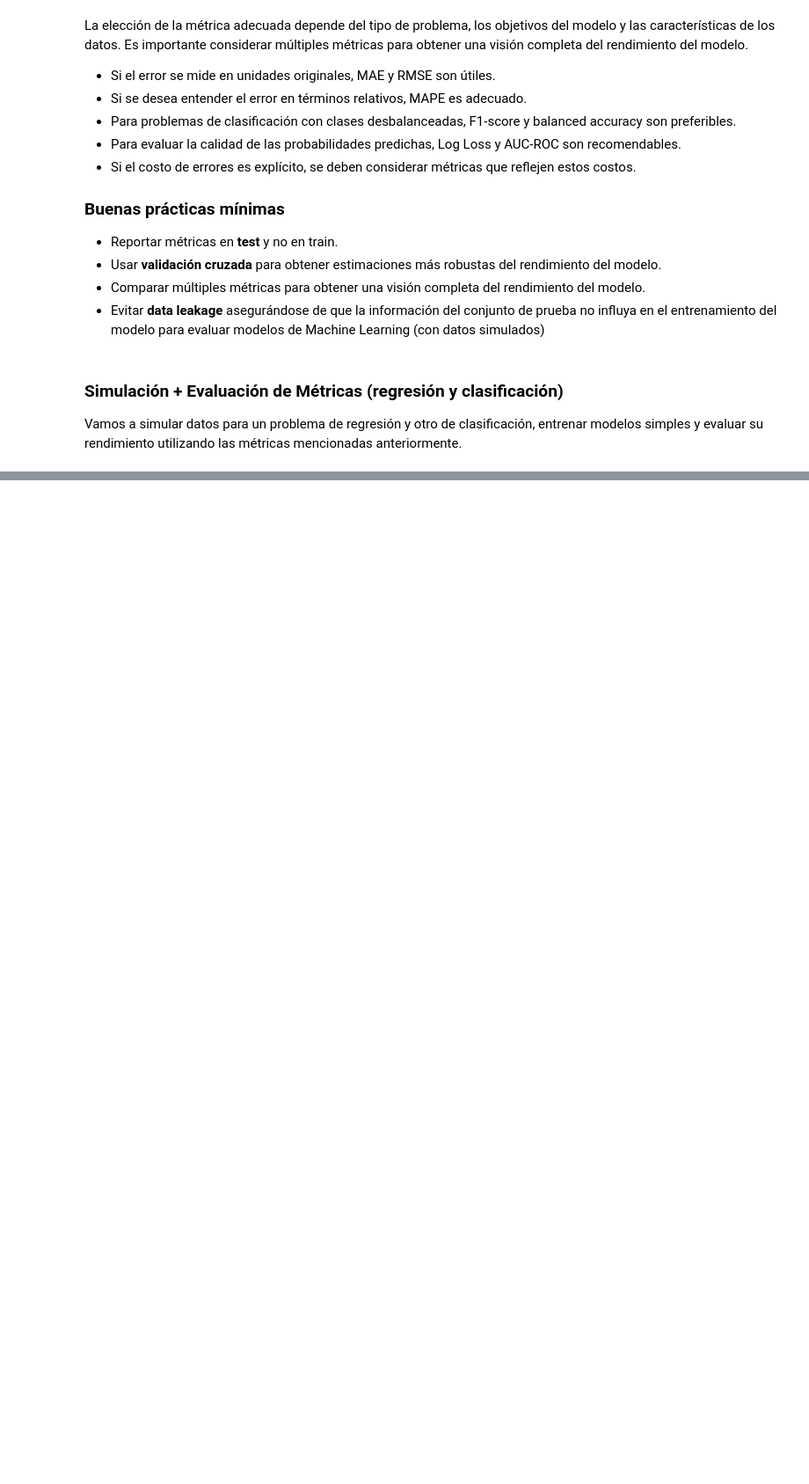
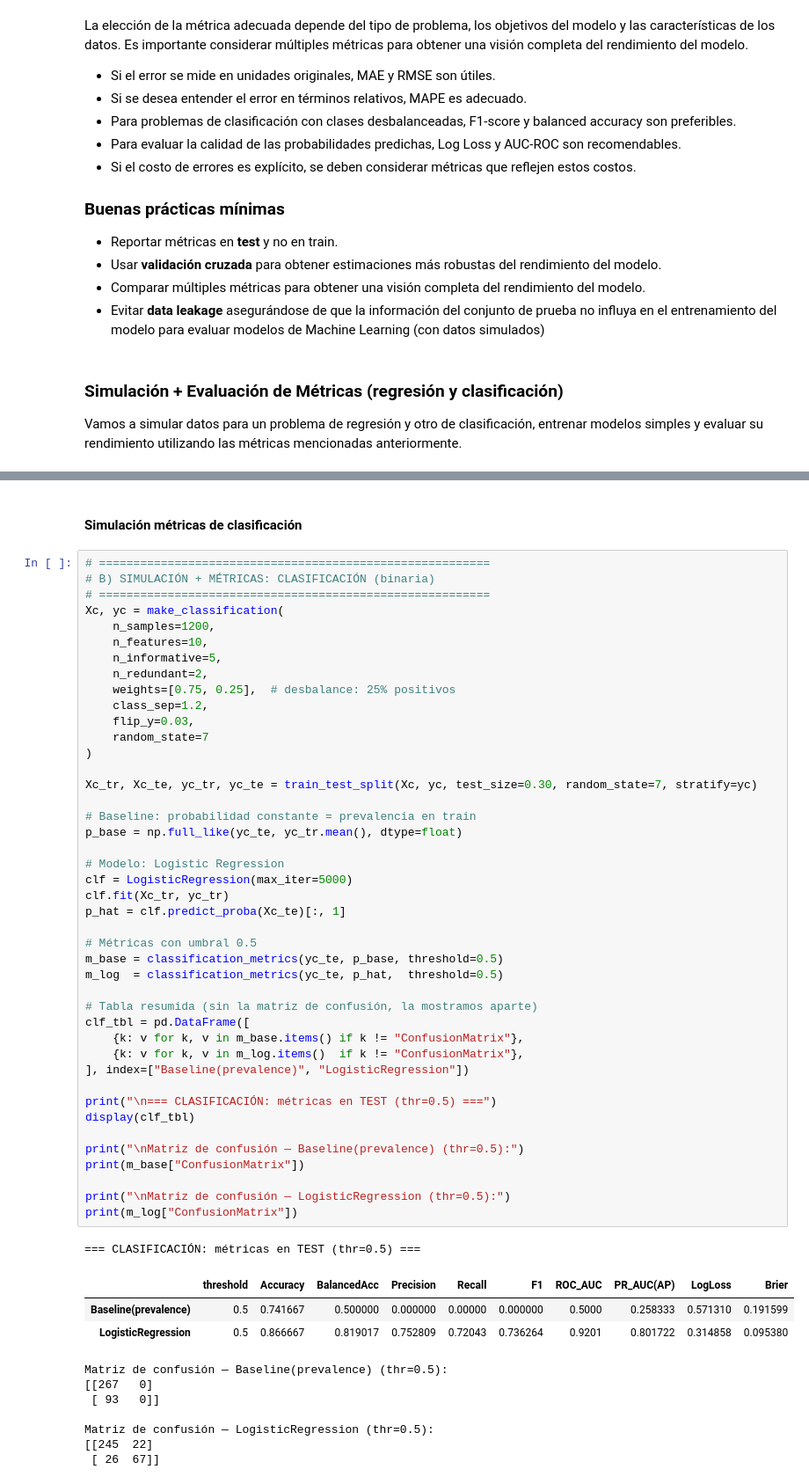
Before and after one commit to AlexSG29/Machine-Learning-Class, a Jupyter notebook: Machine_Learning_1raClase.ipynb, the cells around one changed output, grey strips where cells are left out. Shown at 88% size. Drawn from its saved outputs; the diff is of its cells as text; blank space fills up the shorter version.

```diff
--- a/Machine_Learning_1raClase.ipynb
+++ b/Machine_Learning_1raClase.ipynb
@@ -265,0 +399,57 @@ Vamos a simular datos para un problema de regresión y otro de clasificación, e
+# %% [markdown]
+#### Simulación métricas de clasificación
+# %%
+# =========================================================
+# B) SIMULACIÓN + MÉTRICAS: CLASIFICACIÓN (binaria)
+# =========================================================
+Xc, yc = make_classification(
+    n_samples=1200,
+    n_features=10,
+    n_informative=5,
+    n_redundant=2,
+    weights=[0.75, 0.25],  # desbalance: 25% positivos
+    class_sep=1.2,
+    flip_y=0.03,
+    random_state=7
+)
+
+Xc_tr, Xc_te, yc_tr, yc_te = train_test_split(Xc, yc, test_size=0.30, random_state=7, stratify=yc)
+
+# Baseline: probabilidad constante = prevalencia en train
+p_base = np.full_like(yc_te, yc_tr.mean(), dtype=float)
+
+# Modelo: Logistic Regression
+clf = LogisticRegression(max_iter=5000)
+clf.fit(Xc_tr, yc_tr)
+p_hat = clf.predict_proba(Xc_te)[:, 1]
+
+# Métricas con umbral 0.5
+m_base = classification_metrics(yc_te, p_base, threshold=0.5)
+m_log  = classification_metrics(yc_te, p_hat,  threshold=0.5)
+
+# Tabla resumida (sin la matriz de confusión, la mostramos aparte)
+clf_tbl = pd.DataFrame([
+    {k: v for k, v in m_base.items() if k != "ConfusionMatrix"},
+    {k: v for k, v in m_log.items()  if k != "ConfusionMatrix"},
+], index=["Baseline(prevalence)", "LogisticRegression"])
+
+print("\n=== CLASIFICACIÓN: métricas en TEST (thr=0.5) ===")
+display(clf_tbl)
+
+print("\nMatriz de confusión — Baseline(prevalence) (thr=0.5):")
+print(m_base["ConfusionMatrix"])
+
+print("\nMatriz de confusión — LogisticRegression (thr=0.5):")
+print(m_log["ConfusionMatrix"])
+# %% [output]
+=== CLASIFICACIÓN: métricas en TEST (thr=0.5) ===
+|  | threshold | Accuracy | BalancedAcc | Precision | Recall | F1 | ROC_AUC | PR_AUC(AP) | LogLoss | Brier |
+| Baseline(prevalence) | 0.5 | 0.741667 | 0.500000 | 0.000000 | 0.00000 | 0.000000 | 0.5000 | 0.258333 | 0.571310 | 0.191599 |
+| LogisticRegression | 0.5 | 0.866667 | 0.819017 | 0.752809 | 0.72043 | 0.736264 | 0.9201 | 0.801722 | 0.314858 | 0.095380 |
+Matriz de confusión — Baseline(prevalence) (thr=0.5):
+[[267   0]
+ [ 93   0]]
+
+Matriz de confusión — LogisticRegression (thr=0.5):
+[[245  22]
+ [ 26  67]]
```
Also changed, not shown: parts of 7 cells of this notebook.
